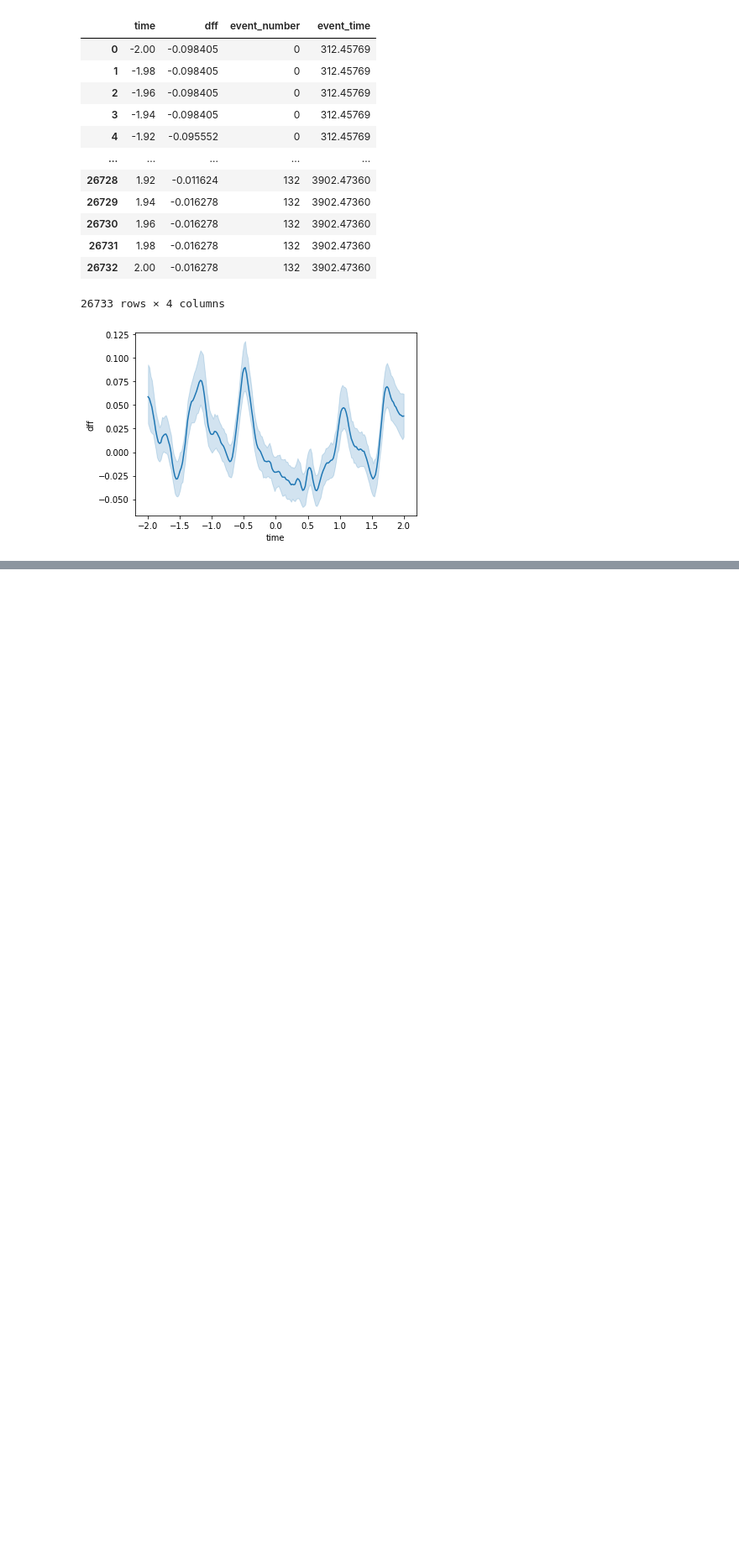
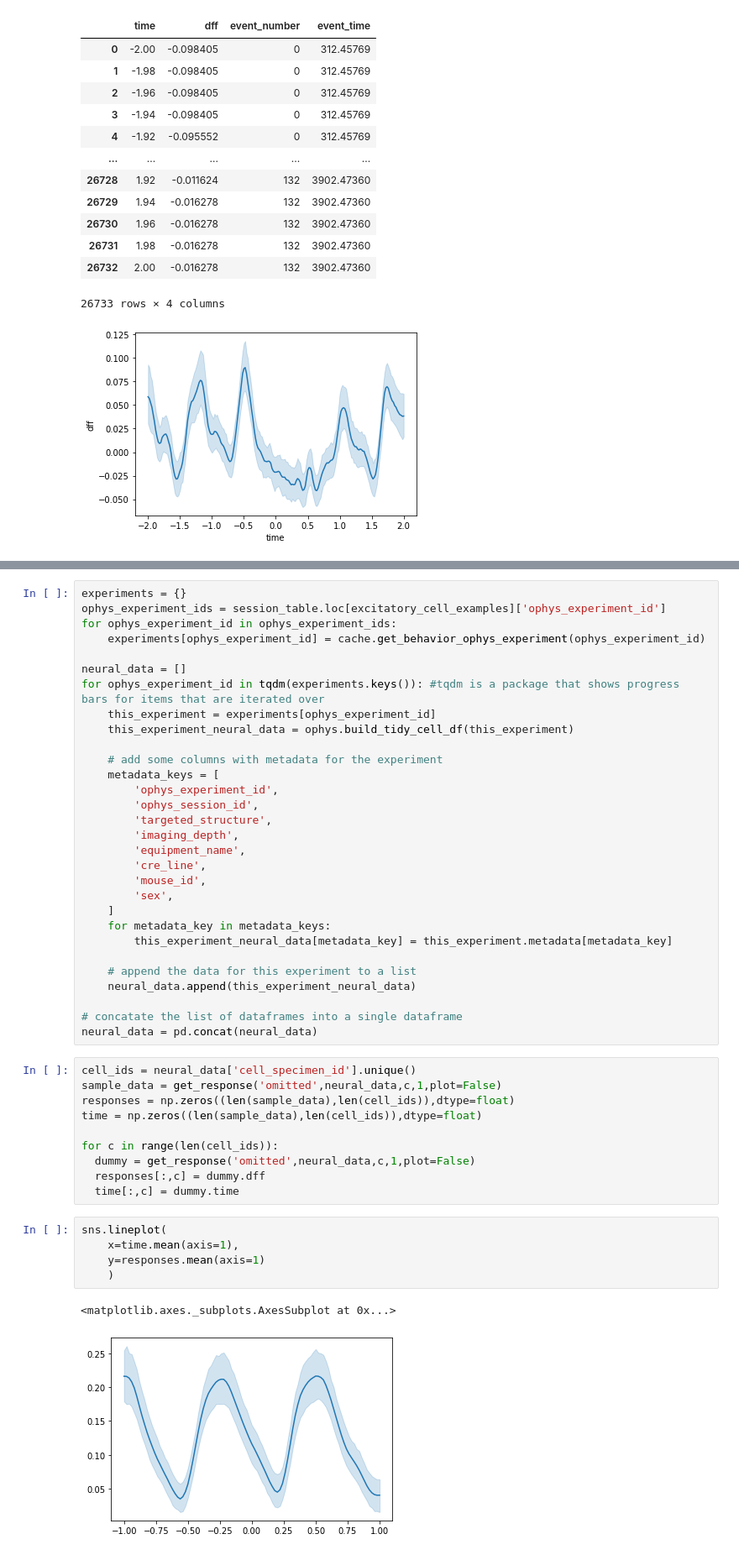
Before and after one commit to cagdastopcu/omission-of-visual-stimuli, a Jupyter notebook: function_examples_for_data_analysis.ipynb, the cells around one changed output, grey strips where cells are left out. Shown: that part at 84% size. Cells and saved outputs as stored; diff of their text form; blank space fills up the shorter version.

```diff
--- a/function_examples_for_data_analysis.ipynb
+++ b/function_examples_for_data_analysis.ipynb
@@ -245,0 +276,48 @@ get_response('omitted',neural_data,11,2,plot=True)
+# %%
+experiments = {}
+ophys_experiment_ids = session_table.loc[excitatory_cell_examples]['ophys_experiment_id']
+for ophys_experiment_id in ophys_experiment_ids:
+    experiments[ophys_experiment_id] = cache.get_behavior_ophys_experiment(ophys_experiment_id)
+
+neural_data = []
+for ophys_experiment_id in tqdm(experiments.keys()): #tqdm is a package that shows progress bars for items that are iterated over
+    this_experiment = experiments[ophys_experiment_id]
+    this_experiment_neural_data = ophys.build_tidy_cell_df(this_experiment)
+
+    # add some columns with metadata for the experiment
+    metadata_keys = [
+        'ophys_experiment_id',
+        'ophys_session_id',
+        'targeted_structure',
+        'imaging_depth',
+        'equipment_name',
+        'cre_line',
+        'mouse_id',
+        'sex',
+    ]
+    for metadata_key in metadata_keys:
+        this_experiment_neural_data[metadata_key] = this_experiment.metadata[metadata_key]
+
+    # append the data for this experiment to a list
+    neural_data.append(this_experiment_neural_data)
+
+# concatate the list of dataframes into a single dataframe
+neural_data = pd.concat(neural_data)
+# %%
+cell_ids = neural_data['cell_specimen_id'].unique()
+sample_data = get_response('omitted',neural_data,c,1,plot=False)
+responses = np.zeros((len(sample_data),len(cell_ids)),dtype=float)
+time = np.zeros((len(sample_data),len(cell_ids)),dtype=float)
+
+for c in range(len(cell_ids)):
+  dummy = get_response('omitted',neural_data,c,1,plot=False)
+  responses[:,c] = dummy.dff
+  time[:,c] = dummy.time
+# %%
+sns.lineplot(
+    x=time.mean(axis=1),
+    y=responses.mean(axis=1)
+    )
+# %% [output]
+<matplotlib.axes._subplots.AxesSubplot at 0x...>
+[figure, added]
```
Also changed, not shown: parts of 6 cells of this notebook.
